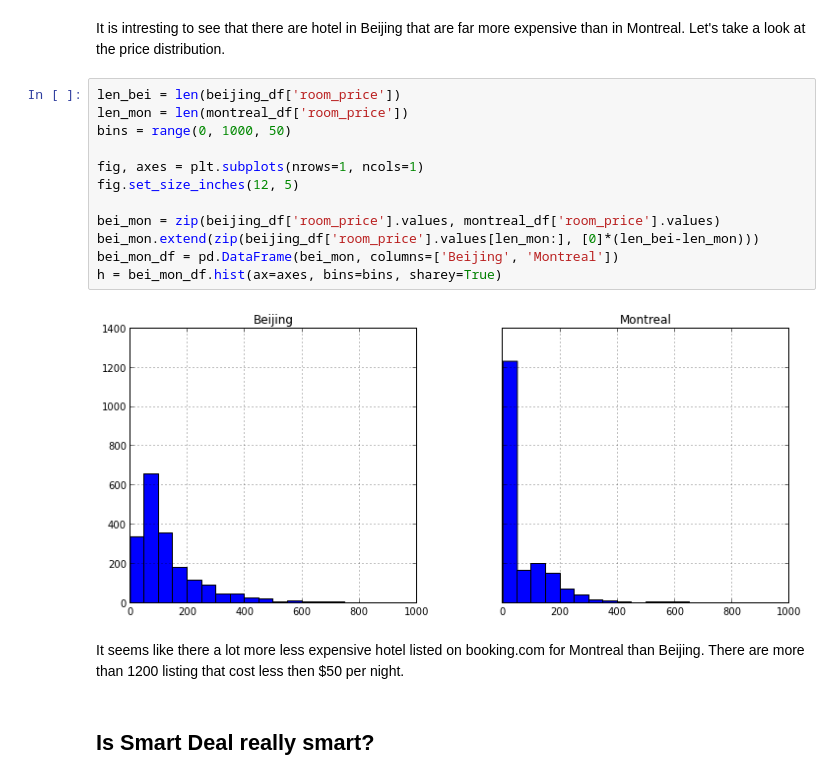
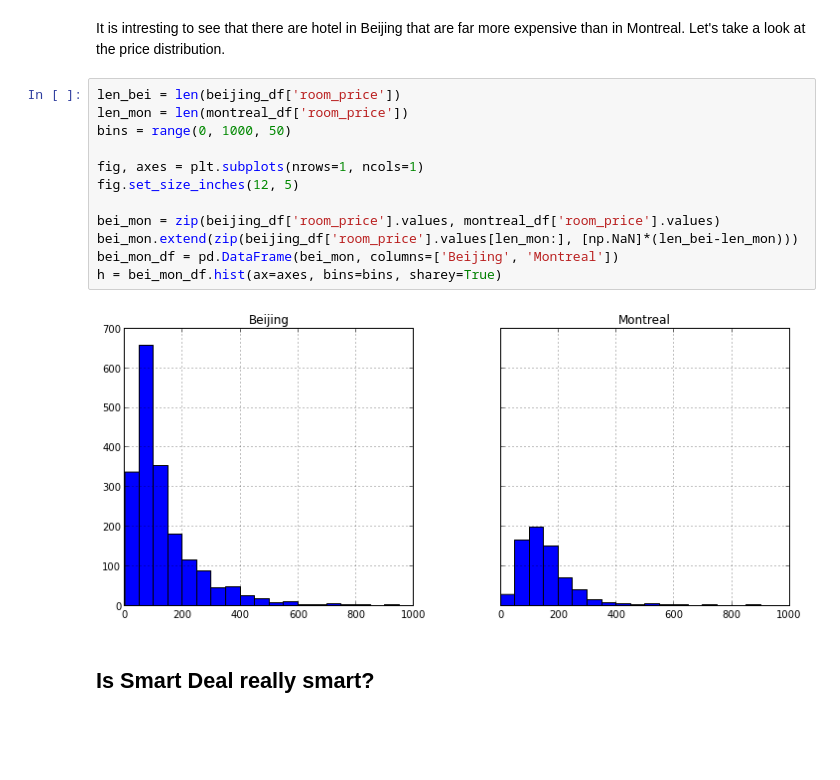
Before and after one commit to joashxu/dataexplore, a Jupyter notebook: hotelprice.ipynb, the cells around one changed output. Cells and saved outputs as stored; diff of their text form; blank space fills up the shorter version.

Commit message:
Update on histogram. Wrong data input.

```diff
--- a/hotelprice.ipynb
+++ b/hotelprice.ipynb
@@ -141,18 +141,16 @@ It is intresting to see that there are hotel in Beijing that are far more expens
 # %%
 len_bei = len(beijing_df['room_price'])
 len_mon = len(montreal_df['room_price'])
 bins = range(0, 1000, 50)
 
 fig, axes = plt.subplots(nrows=1, ncols=1)
 fig.set_size_inches(12, 5)
 
 bei_mon = zip(beijing_df['room_price'].values, montreal_df['room_price'].values)
-bei_mon.extend(zip(beijing_df['room_price'].values[len_mon:], [0]*(len_bei-len_mon)))
+bei_mon.extend(zip(beijing_df['room_price'].values[len_mon:], [np.NaN]*(len_bei-len_mon)))
 bei_mon_df = pd.DataFrame(bei_mon, columns=['Beijing', 'Montreal'])
 h = bei_mon_df.hist(ax=axes, bins=bins, sharey=True)
 # %% [output]
-[figure, old version]
+[figure, new version]
-# %% [markdown]
-It seems like there a lot more less expensive hotel listed on booking.com for Montreal than Beijing. There are more than 1200 listing that cost less then $50 per night.
 # %% [markdown]
 ## Is Smart Deal really smart?
```
